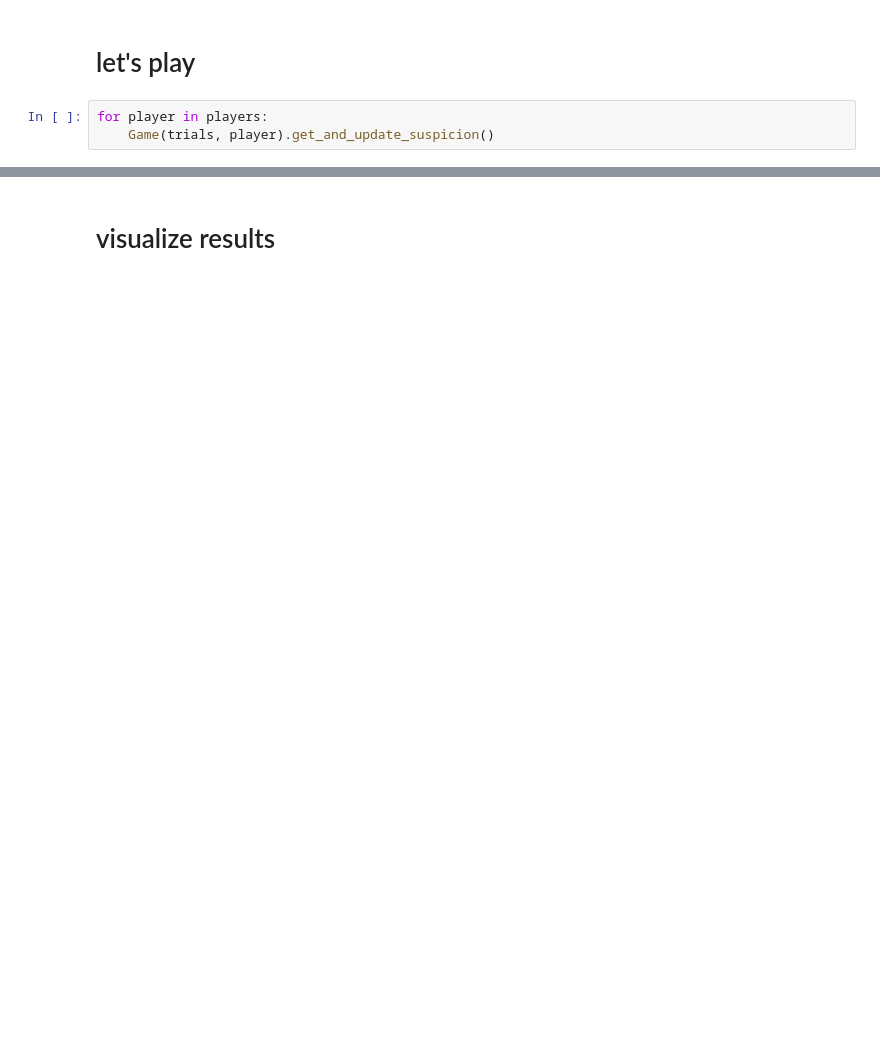
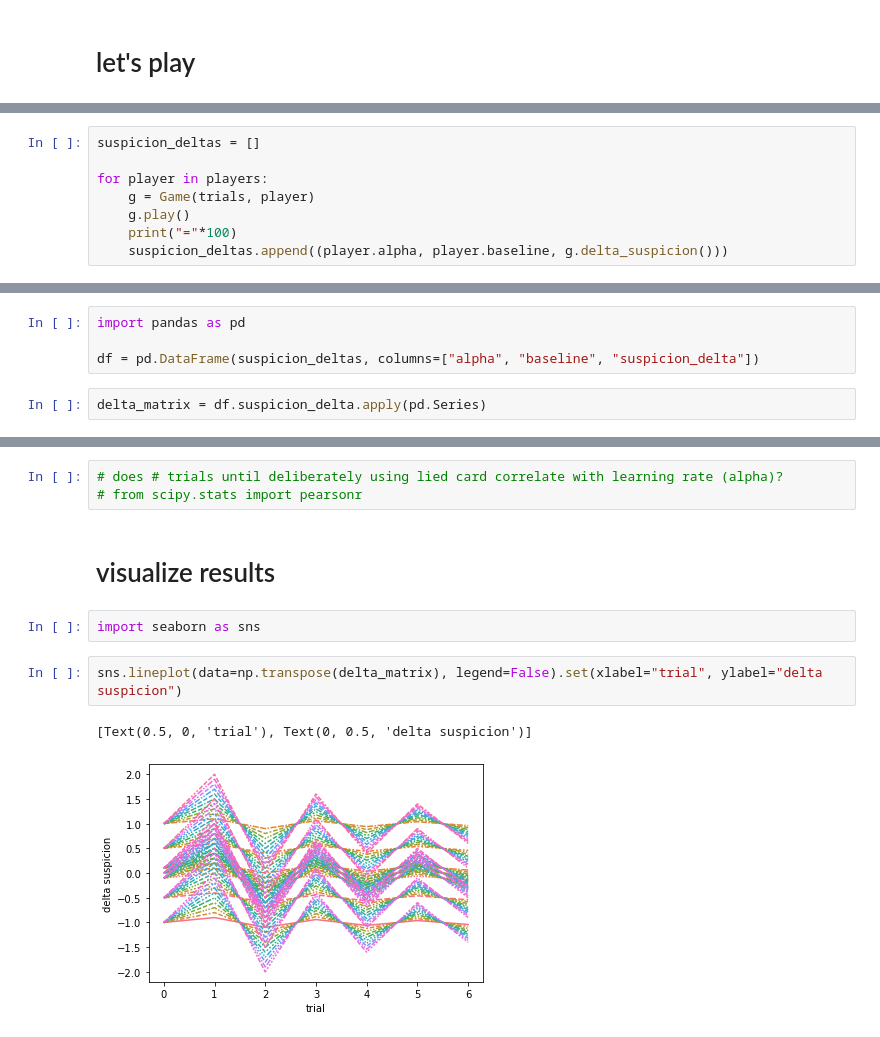
Before and after one commit to ucbtszh/suspicion-game, a Jupyter notebook: test-simulation-components.ipynb, the cells around one changed output, grey strips where cells are left out. Drawn from its saved outputs; the diff is of its cells as text; blank space fills up the shorter version.

Commit message:
updated Game play cosmetics and added classes to specs.py

```diff
--- a/test-simulation-components.ipynb
+++ b/test-simulation-components.ipynb
@@ -173,5 +75,2 @@ players[1].update_suspicion(5)
 # %% [markdown]
 # let's play
-# %%
-for player in players:
-    Game(trials, player).get_and_update_suspicion()
@@ -220,0 +82,8 @@ player_lie(trials[0].selected_card())
+# %%
+suspicion_deltas = []
+
+for player in players:
+    g = Game(trials, player)
+    g.play()
+    print("="*100)
+    suspicion_deltas.append((player.alpha, player.baseline, g.delta_suspicion()))
@@ -220,0 +128,6 @@ player_lie(trials[0].selected_card())
+# %%
+import pandas as pd
+
+df = pd.DataFrame(suspicion_deltas, columns=["alpha", "baseline", "suspicion_delta"])
+# %%
+delta_matrix = df.suspicion_delta.apply(pd.Series)
@@ -221,2 +154,12 @@ player_lie(trials[0].selected_card())
+# %%
+# does # trials until deliberately using lied card correlate with learning rate (alpha)?
+# from scipy.stats import pearsonr
 # %% [markdown]
 # visualize results
+# %%
+import seaborn as sns
+# %%
+sns.lineplot(data=np.transpose(delta_matrix), legend=False).set(xlabel="trial", ylabel="delta suspicion")
+# %% [output]
+[Text(0.5, 0, 'trial'), Text(0, 0.5, 'delta suspicion')]
+[figure, added]
```
Also changed, not shown: parts of 30 cells of this notebook, 1 other file.
